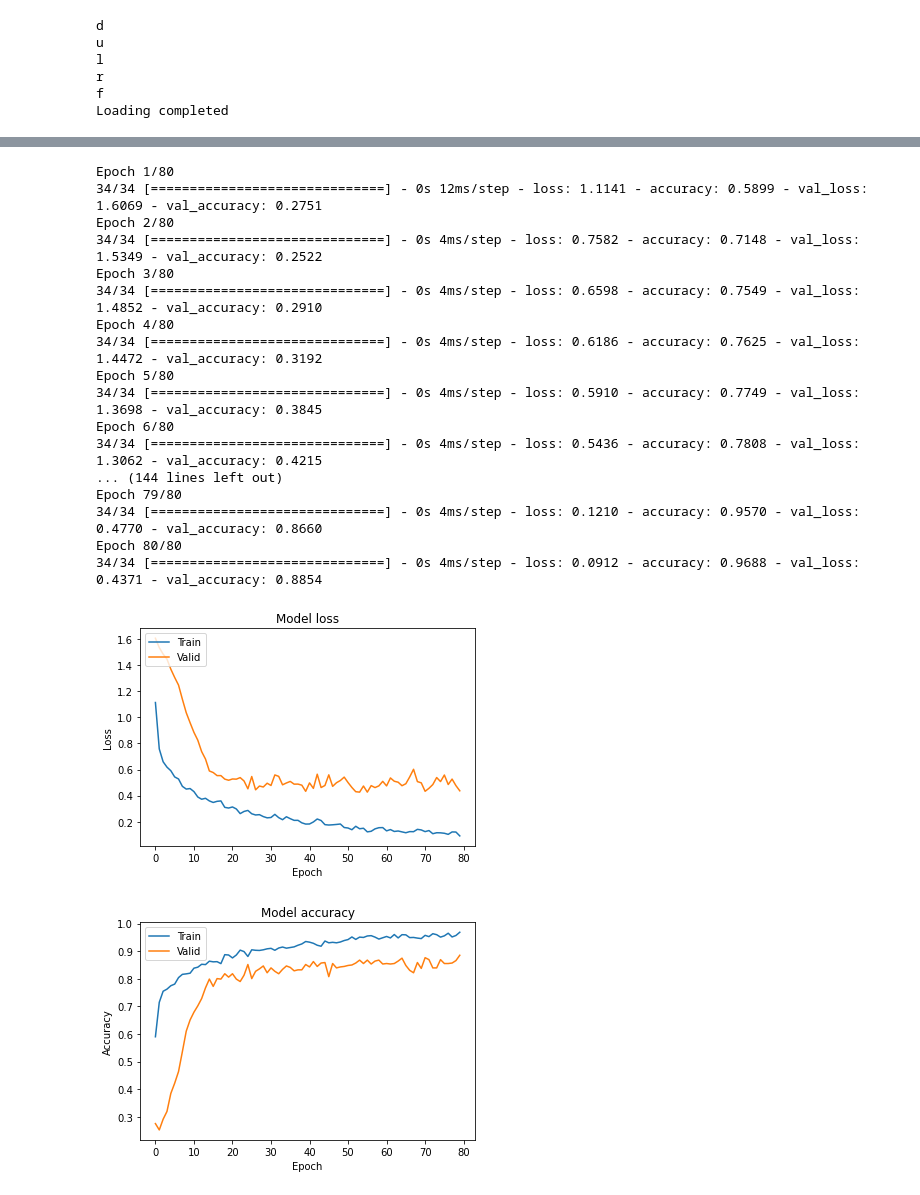
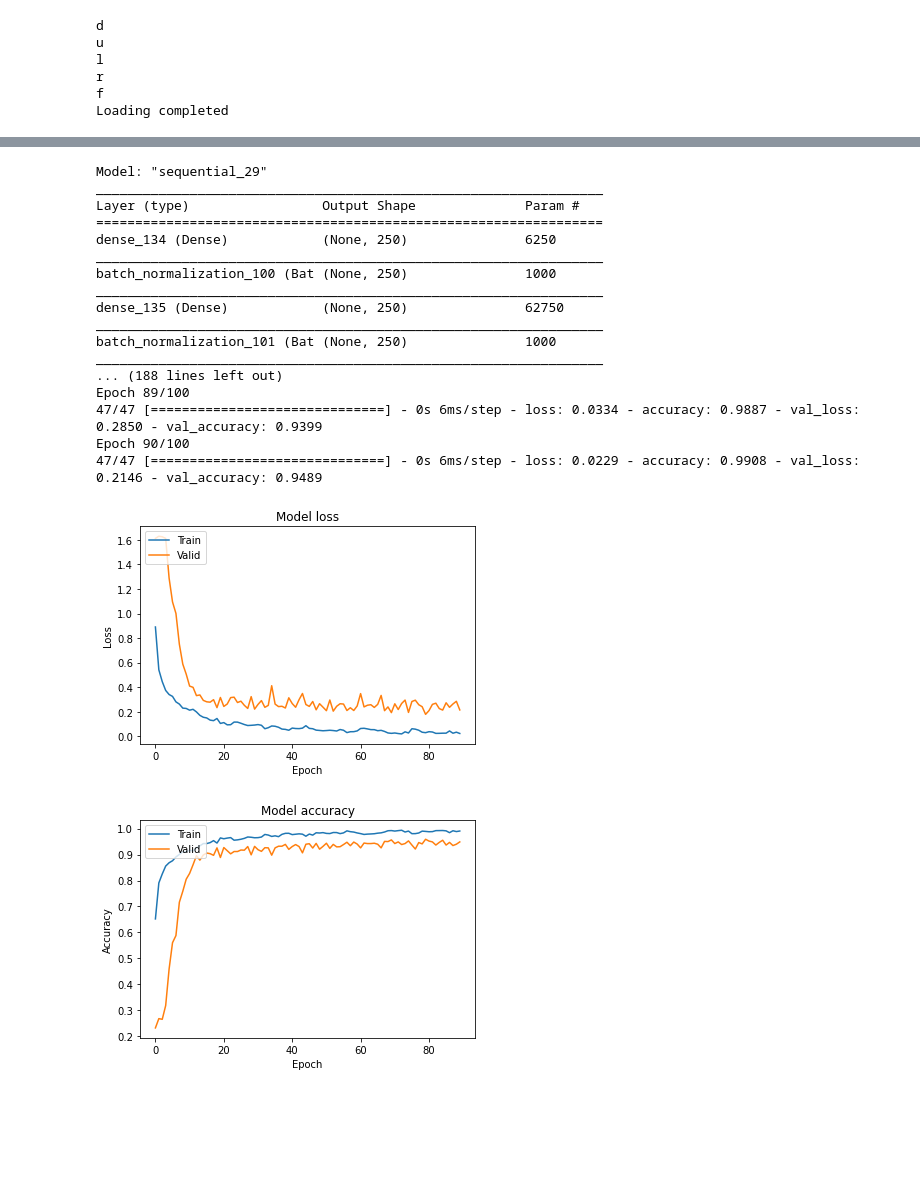
Before and after one commit to Diregie-J/Video-Player-Controlled-by-Action-Recognition, a Jupyter notebook: src/feature.ipynb, the cells around one changed output, grey strips where cells are left out. Saved outputs shown, nothing was run; the diff lists cells and outputs as text; code cells hidden in the pictures; blank space fills up the shorter version.

```diff
--- a/src/feature.ipynb
+++ b/src/feature.ipynb
@@ -99,9 +99,8 @@ Separating EMG signal channels:
 
 record_length=300
 window_length=100
-window_1=50
-window_2=40
-window_3=30
+window_slice = [m for m in range(11,49,5)]
+# [50, 45, 40, 35, 30, 25, 20,]
 
 emg_1_window={'d': {} , 'u': {}, 'l': {}, 'r': {}, 'f': {}}
 emg_2_window={'d': {} , 'u': {}, 'l': {}, 'r': {}, 'f': {}}
@@ -126,22 +125,13 @@ for actionIndex in range(len(actionList)):
         max_3 = emg_3_slice[i].index(max(emg_3_slice[i]))
         avgMax=int((max_1+max_2+max_3)/3)
 
-        if max_1>window_1 and max_1<record_length-window_1 and max_2>window_1 and max_2<record_length-window_1 and max_3>window_1 and max_3<record_length-window_1:
+        for window_slice_index in range(len(window_slice)):
 
-            emg_1_window[actionList[actionIndex]][generatedIndex] = emg_1_slice[i][avgMax-window_1:avgMax+(window_length-window_1)]
-            emg_2_window[actionList[actionIndex]][generatedIndex] = emg_2_slice[i][avgMax-window_1:avgMax+(window_length-window_1)]
-            emg_3_window[actionList[actionIndex]][generatedIndex] = emg_3_slice[i][avgMax-window_1:avgMax+(window_length-window_1)]
-            generatedIndex+=1
-        if max_1>window_2 and max_1<record_length-window_2 and max_2>window_2 and max_2<record_length-window_2 and max_3>window_2 and max_3<record_length-window_2:
-            emg_1_window[actionList[actionIndex]][generatedIndex] = emg_1_slice[i][avgMax-window_2:avgMax+(window_length-window_2)]
-            emg_2_window[actionList[actionIndex]][generatedIndex] = emg_2_slice[i][avgMax-window_2:avgMax+(window_length-window_2)]
-            emg_3_window[actionList[actionIndex]][generatedIndex] = emg_3_slice[i][avgMax-window_2:avgMax+(window_length-window_2)]
-            generatedIndex+=1
-        if max_1>window_3 and max_1<record_length-window_3 and max_2>window_3 and max_2<record_length-window_3 and max_3>window_3 and max_3<record_length-window_3:
-            emg_1_window[actionList[actionIndex]][generatedIndex] = emg_1_slice[i][avgMax-window_3:avgMax+(window_length-window_3)]
-            emg_2_window[actionList[actionIndex]][generatedIndex] = emg_2_slice[i][avgMax-window_3:avgMax+(window_length-window_3)]
-            emg_3_window[actionList[actionIndex]][generatedIndex] = emg_3_slice[i][avgMax-window_3:avgMax+(window_length-window_3)]
-            generatedIndex+=1
+            if max_1>window_slice[window_slice_index] and max_1<record_length-window_slice[window_slice_index] and max_2>window_slice[window_slice_index] and max_2<record_length-window_slice[window_slice_index] and max_3>window_slice[window_slice_index] and max_3<record_length-window_slice[window_slice_index]:
+                emg_1_window[actionList[actionIndex]][generatedIndex] = emg_1_slice[i][avgMax-window_slice[window_slice_index]:avgMax+(window_length-window_slice[window_slice_index])]
+                emg_2_window[actionList[actionIndex]][generatedIndex] = emg_2_slice[i][avgMax-window_slice[window_slice_index]:avgMax+(window_length-window_slice[window_slice_index])]
+                emg_3_window[actionList[actionIndex]][generatedIndex] = emg_3_slice[i][avgMax-window_slice[window_slice_index]:avgMax+(window_length-window_slice[window_slice_index])]
+                generatedIndex+=1
 
 
 plt.plot(emg_1_window['d'][0])
@@ -439,63 +429,69 @@ print(y_test_class.shape)
 # %%
 # Model
+from keras.callbacks import EarlyStopping
 
 model = Sequential()
 # model.add(Conv1D(32, kernel_size = 3, activation='relu', kernel_initializer='he_normal', input_shape=x_train.shape[1:]))
 # model.add(Flatten())
-model.add(Dense(500, activation='relu', kernel_initializer='he_normal', input_shape=x_train.shape[1:]))
+model.add(Dense(250, activation='relu', kernel_initializer='he_normal', input_shape=x_train.shape[1:]))
 model.add(BatchNormalization())
-model.add(Dense(200, activation='relu', kernel_initializer='he_normal'))
+model.add(Dense(250, activation='relu', kernel_initializer='he_normal'))
 model.add(BatchNormalization())
+model.add(Dense(250, activation='relu', kernel_initializer='he_normal'))
+model.add(BatchNormalization())
+model.add(Dense(250, activation='relu', kernel_initializer='he_normal'))
 # model.add(Dropout(0.1))
 model.add(Dense(6, activation='softmax'))
 
+model.summary()
 # opt = RMSprop(lr=0.1, decay=1e-6)
+early_stop = EarlyStopping(monitor='val_accuracy', min_delta=0, patience=10, verbose=0, mode='max', baseline=None, restore_best_weights=True)
 
 # Let's train the model using RMSprop
 model.compile(loss='categorical_crossentropy',
               optimizer='adam',
               metrics=['accuracy'])
 
-history=model.fit(x_train, y_train_class, epochs=80, batch_size=50, validation_data=(x_validate, y_validate_class))
+history=model.fit(x_train, y_train_class, epochs=100, batch_size=100, verbose=1, validation_data=(x_validate, y_validate_class), callbacks=[early_stop])
 
 # Plot training loss
 plt.plot(history.history['loss'])
 plt.plot(history.history['val_loss'])
 plt.title('Model loss')
 plt.ylabel('Loss')
 plt.xlabel('Epoch')
 plt.legend(['Train', 'Valid'], loc='upper left')
 plt.show()
 
 # Plot training accuracy
 plt.plot(history.history['accuracy'])
 plt.plot(history.history['val_accuracy'])
 plt.title('Model accuracy')
 plt.ylabel('Accuracy')
 plt.xlabel('Epoch')
 plt.legend(['Train', 'Valid'], loc='upper left')
 plt.show()
 
 score = model.evaluate(x_test, y_test_class, verbose=0)
 print('Test loss:', score[0])
 print('Test accuracy:', score[1])
 # %% [output]
-Epoch 1/80
-34/34 [==============================] - 0s 12ms/step - loss: 1.1141 - accuracy: 0.5899 - val_loss: 1.6069 - val_accuracy: 0.2751
-Epoch 2/80
-34/34 [==============================] - 0s 4ms/step - loss: 0.7582 - accuracy: 0.7148 - val_loss: 1.5349 - val_accuracy: 0.2522
-Epoch 3/80
-34/34 [==============================] - 0s 4ms/step - loss: 0.6598 - accuracy: 0.7549 - val_loss: 1.4852 - val_accuracy: 0.2910
-Epoch 4/80
-34/34 [==============================] - 0s 4ms/step - loss: 0.6186 - accuracy: 0.7625 - val_loss: 1.4472 - val_accuracy: 0.3192
-Epoch 5/80
-34/34 [==============================] - 0s 4ms/step - loss: 0.5910 - accuracy: 0.7749 - val_loss: 1.3698 - val_accuracy: 0.3845
-Epoch 6/80
-34/34 [==============================] - 0s 4ms/step - loss: 0.5436 - accuracy: 0.7808 - val_loss: 1.3062 - val_accuracy: 0.4215
-... (144 lines left out)
-Epoch 79/80
-34/34 [==============================] - 0s 4ms/step - loss: 0.1210 - accuracy: 0.9570 - val_loss: 0.4770 - val_accuracy: 0.8660
-Epoch 80/80
-34/34 [==============================] - 0s 4ms/step - loss: 0.0912 - accuracy: 0.9688 - val_loss: 0.4371 - val_accuracy: 0.8854
+Model: "sequential_29"
+_________________________________________________________________
+Layer (type)                 Output Shape              Param #
+=================================================================
+dense_134 (Dense)            (None, 250)               6250
+_________________________________________________________________
+batch_normalization_100 (Bat (None, 250)               1000
+_________________________________________________________________
+dense_135 (Dense)            (None, 250)               62750
+_________________________________________________________________
+batch_normalization_101 (Bat (None, 250)               1000
+_________________________________________________________________
+... (188 lines left out)
+Epoch 89/100
+47/47 [==============================] - 0s 6ms/step - loss: 0.0334 - accuracy: 0.9887 - val_loss: 0.2850 - val_accuracy: 0.9399
+Epoch 90/100
+47/47 [==============================] - 0s 6ms/step - loss: 0.0229 - accuracy: 0.9908 - val_loss: 0.2146 - val_accuracy: 0.9489
-[figure, old version]
+[figure, new version]
-[figure, old version]
+[figure, new version]
```
Also changed, not shown: parts of 5 cells of this notebook.
